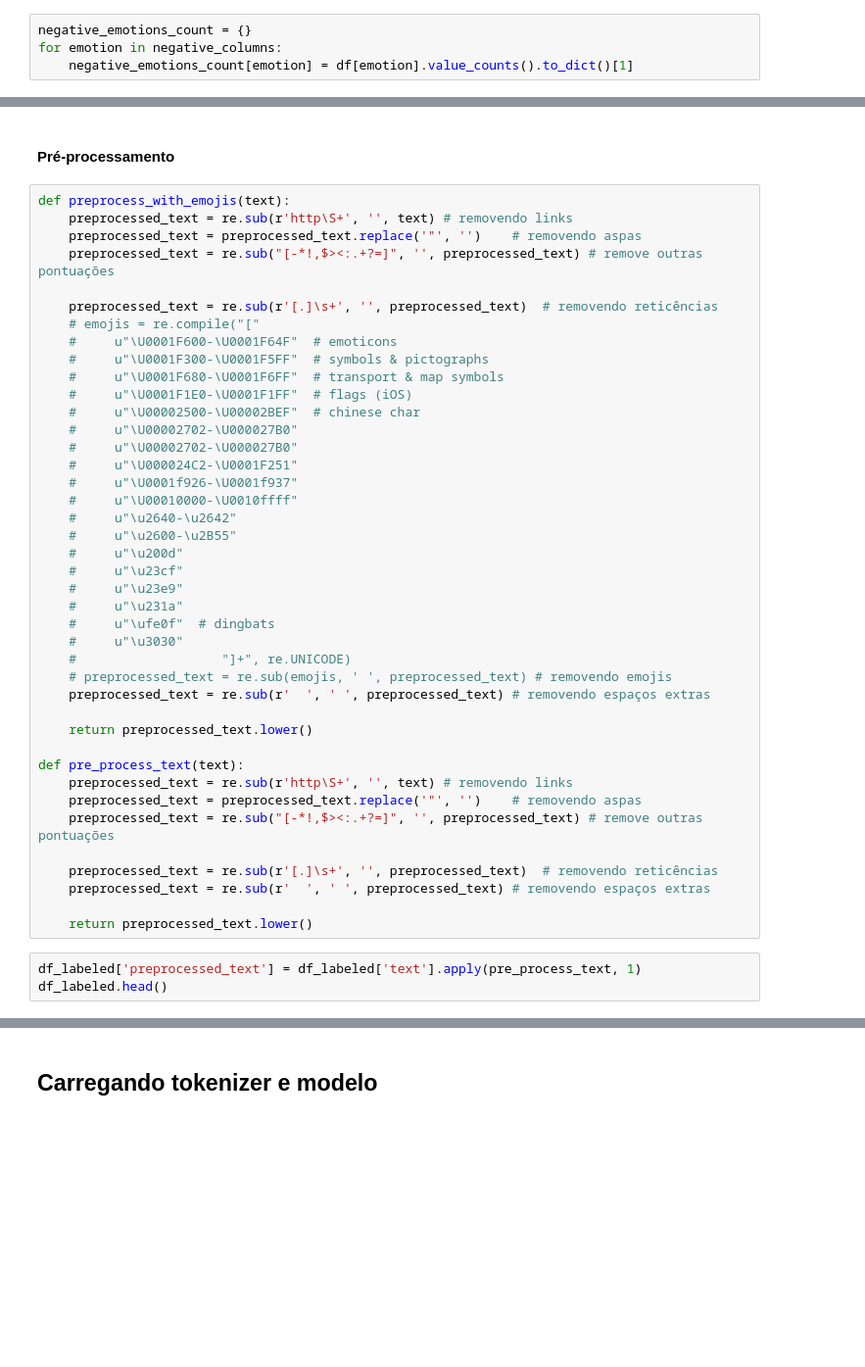
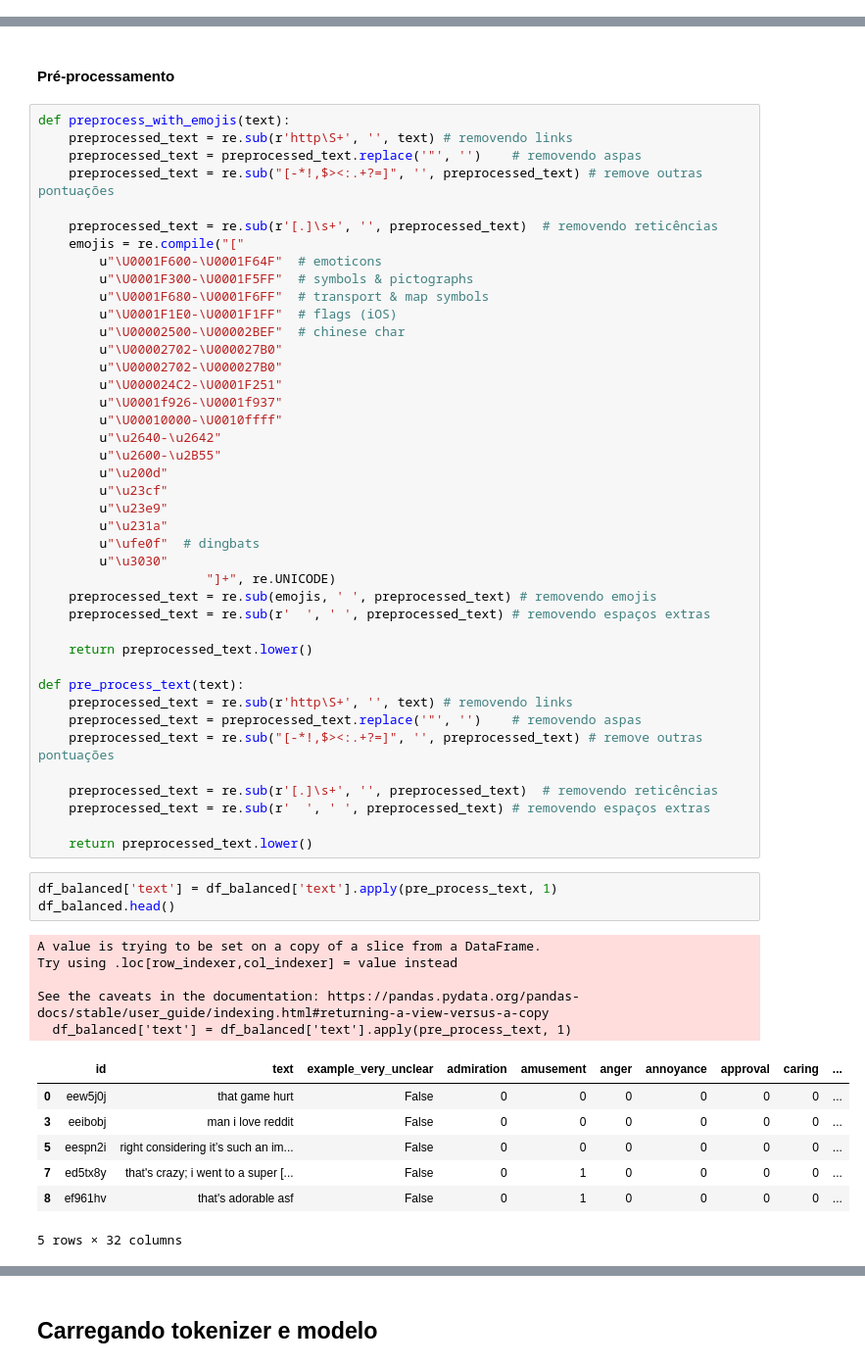
Before and after one commit to icmc-data/sentiment-analysis-goemotions, a Jupyter notebook: notebooks/1_initial_analysis.ipynb, the cells around one changed output, grey strips where cells are left out. Shown: that part at 98% size. Drawn from its saved outputs; the diff is of its cells as text; blank space fills up the shorter version.

```diff
--- a/notebooks/1_initial_analysis.ipynb
+++ b/notebooks/1_initial_analysis.ipynb
@@ -48,4 +117,0 @@ plt.show
-# %%
-negative_emotions_count = {}
-for emotion in negative_columns:
-    negative_emotions_count[emotion] = df[emotion].value_counts().to_dict()[1]
@@ -127,27 +178,27 @@ def preprocess_with_emojis(text):
     preprocessed_text = re.sub("[-*!,$><:.+?=]", '', preprocessed_text) # remove outras pontuações
 
     preprocessed_text = re.sub(r'[.]\s+', '', preprocessed_text)  # removendo reticências
-    # emojis = re.compile("["
-    #     u"\U0001F600-\U0001F64F"  # emoticons
-    #     u"\U0001F300-\U0001F5FF"  # symbols & pictographs
-    #     u"\U0001F680-\U0001F6FF"  # transport & map symbols
-    #     u"\U0001F1E0-\U0001F1FF"  # flags (iOS)
-    #     u"\U00002500-\U00002BEF"  # chinese char
-    #     u"\U00002702-\U000027B0"
-    #     u"\U00002702-\U000027B0"
-    #     u"\U000024C2-\U0001F251"
-    #     u"\U0001f926-\U0001f937"
-    #     u"\U00010000-\U0010ffff"
-    #     u"\u2640-\u2642"
-    #     u"\u2600-\u2B55"
-    #     u"\u200d"
-    #     u"\u23cf"
-    #     u"\u23e9"
-    #     u"\u231a"
-    #     u"\ufe0f"  # dingbats
-    #     u"\u3030"
-    #                   "]+", re.UNICODE)
-    # preprocessed_text = re.sub(emojis, ' ', preprocessed_text) # removendo emojis
+    emojis = re.compile("["
+        u"\U0001F600-\U0001F64F"  # emoticons
+        u"\U0001F300-\U0001F5FF"  # symbols & pictographs
+        u"\U0001F680-\U0001F6FF"  # transport & map symbols
+        u"\U0001F1E0-\U0001F1FF"  # flags (iOS)
+        u"\U00002500-\U00002BEF"  # chinese char
+        u"\U00002702-\U000027B0"
+        u"\U00002702-\U000027B0"
+        u"\U000024C2-\U0001F251"
+        u"\U0001f926-\U0001f937"
+        u"\U00010000-\U0010ffff"
+        u"\u2640-\u2642"
+        u"\u2600-\u2B55"
+        u"\u200d"
+        u"\u23cf"
+        u"\u23e9"
+        u"\u231a"
+        u"\ufe0f"  # dingbats
+        u"\u3030"
+                      "]+", re.UNICODE)
+    preprocessed_text = re.sub(emojis, ' ', preprocessed_text) # removendo emojis
     preprocessed_text = re.sub(r'  ', ' ', preprocessed_text) # removendo espaços extras
 
     return preprocessed_text.lower()
@@ -162,5 +213,18 @@ def pre_process_text(text):
 
     return preprocessed_text.lower()
 # %%
-df_labeled['preprocessed_text'] = df_labeled['text'].apply(pre_process_text, 1)
-df_labeled.head()
+df_balanced['text'] = df_balanced['text'].apply(pre_process_text, 1)
+df_balanced.head()
+# %% [output]
+A value is trying to be set on a copy of a slice from a DataFrame.
+Try using .loc[row_indexer,col_indexer] = value instead
+
+See the caveats in the documentation: https://pandas.pydata.org/pandas-docs/stable/user_guide/indexing.html#returning-a-view-versus-a-copy
+  df_balanced['text'] = df_balanced['text'].apply(pre_process_text, 1)
+|  | id | text | example_very_unclear | admiration | amusement | anger | annoyance | approval | caring | ... |
+| 0 | eew5j0j | that game hurt | False | 0 | 0 | 0 | 0 | 0 | 0 | ... |
+| 3 | eeibobj | man i love reddit | False | 0 | 0 | 0 | 0 | 0 | 0 | ... |
+| 5 | eespn2i | right considering it’s such an im... | False | 0 | 0 | 0 | 0 | 0 | 0 | ... |
+| 7 | ed5tx8y | that's crazy; i went to a super [... | False | 0 | 1 | 0 | 0 | 0 | 0 | ... |
+| 8 | ef961hv | that's adorable asf | False | 0 | 1 | 0 | 0 | 0 | 0 | ... |
+5 rows × 32 columns
```
Also changed, not shown: parts of 35 cells of this notebook, 5 other files.
